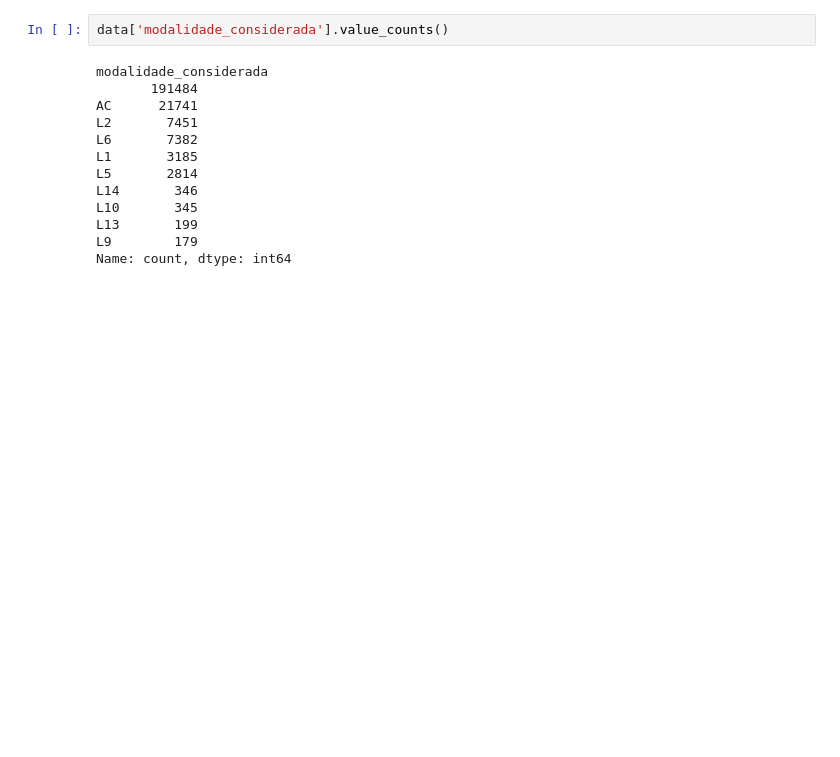
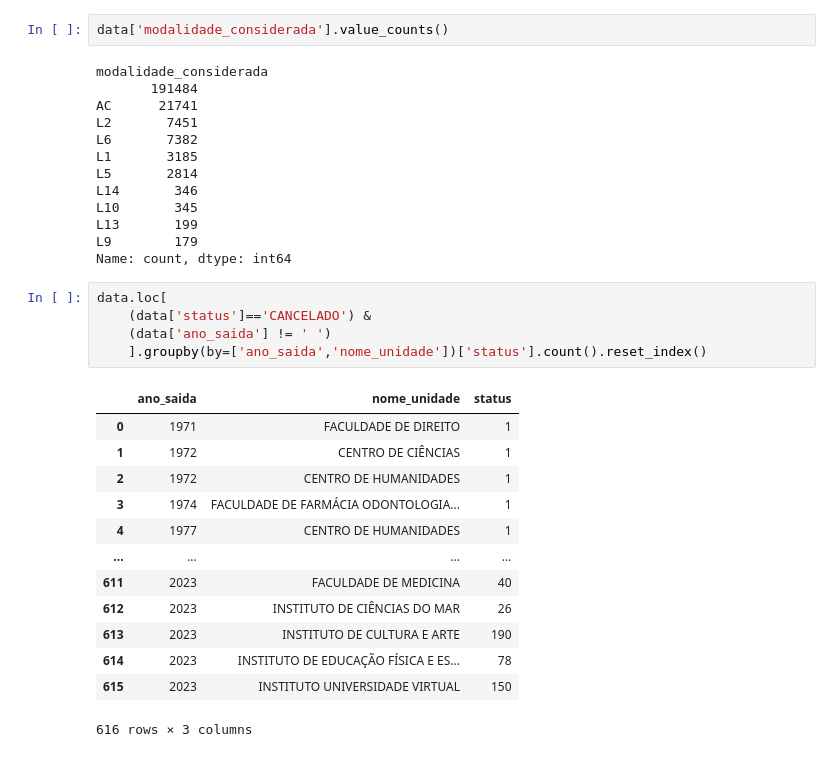
Before and after one commit to kaladabrio2020/dashboardUFC, a Jupyter notebook: Dashboard.ipynb, the cells around one changed output. Saved outputs shown, nothing was run; the diff lists cells and outputs as text; blank space fills up the shorter version.

Commit message:
data15

```diff
--- a/Dashboard.ipynb
+++ b/Dashboard.ipynb
@@ -146,3 +146,22 @@ L10       345
 L13       199
 L9        179
 Name: count, dtype: int64
+# %%
+data.loc[
+    (data['status']=='CANCELADO') &
+    (data['ano_saida'] != ' ')
+    ].groupby(by=['ano_saida','nome_unidade'])['status'].count().reset_index()
+# %% [output]
+|  | ano_saida | nome_unidade | status |
+| 0 | 1971 | FACULDADE DE DIREITO | 1 |
+| 1 | 1972 | CENTRO DE CIÊNCIAS | 1 |
+| 2 | 1972 | CENTRO DE HUMANIDADES | 1 |
+| 3 | 1974 | FACULDADE DE FARMÁCIA ODONTOLOGIA... | 1 |
+| 4 | 1977 | CENTRO DE HUMANIDADES | 1 |
+| ... | ... | ... | ... |
+| 611 | 2023 | FACULDADE DE MEDICINA | 40 |
+| 612 | 2023 | INSTITUTO DE CIÊNCIAS DO MAR | 26 |
+| 613 | 2023 | INSTITUTO DE CULTURA E ARTE | 190 |
+| 614 | 2023 | INSTITUTO DE EDUCAÇÃO FÍSICA E ES... | 78 |
+| 615 | 2023 | INSTITUTO UNIVERSIDADE VIRTUAL | 150 |
+616 rows × 3 columns
```
Also changed, not shown: parts of 1 cell of this notebook, 4 other files.
